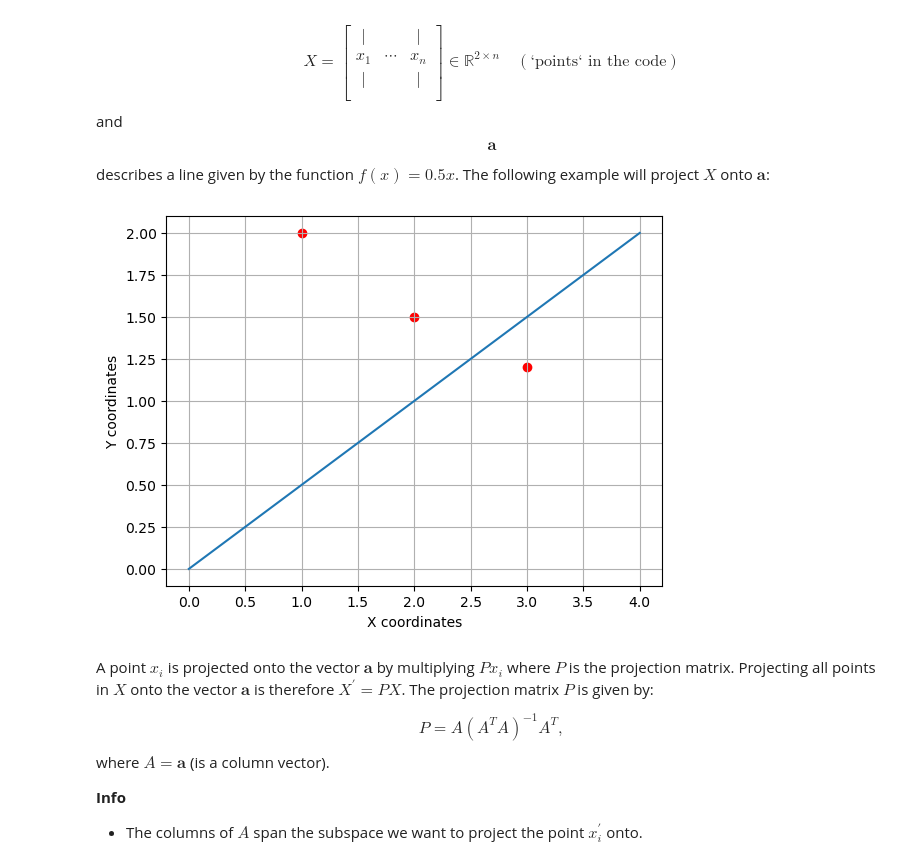
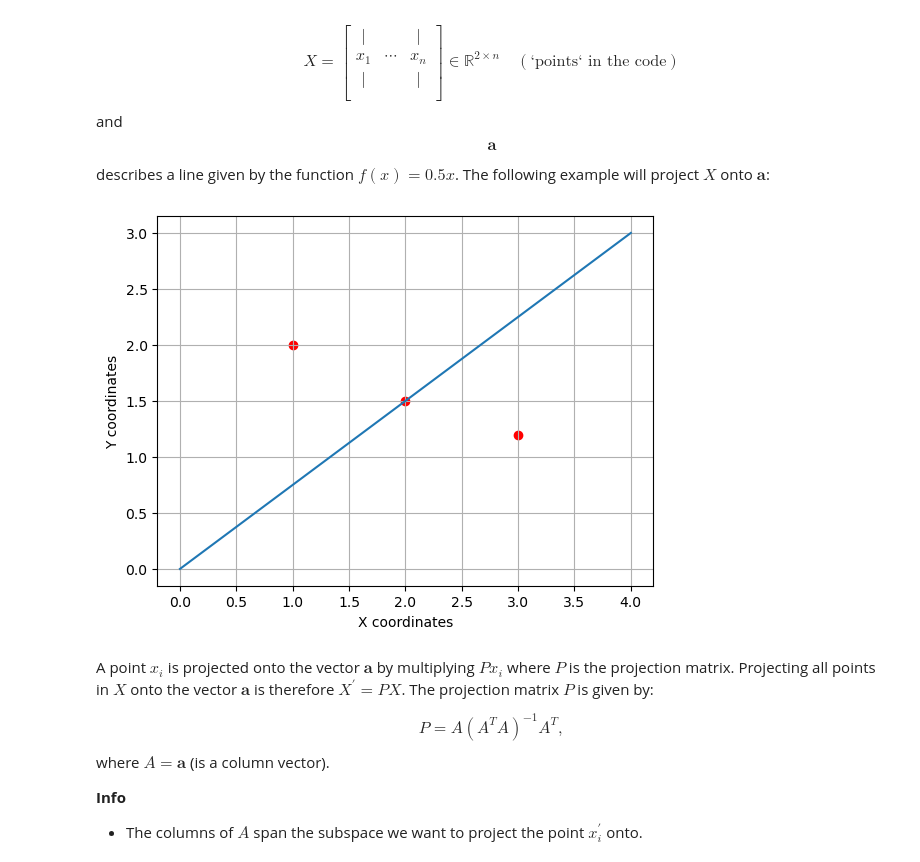
Before and after one commit to Casper2411/MachineLearningExercises, a Jupyter notebook: W05/00-projection_least_sq.ipynb, the cells around one changed output. Saved outputs shown, nothing was run; the diff lists cells and outputs as text; code cells hidden in the pictures.

```diff
--- a/W05/00-projection_least_sq.ipynb
+++ b/W05/00-projection_least_sq.ipynb
@@ -44,27 +44,27 @@ describes a line given by the function $f(x)=0.5x$. The following example will p
 # %%
 # Three points
 X = np.array([
     [1, 2],
     [2, 1.5],
     [3, 1.2]
 ]).T
 
 # Show plot
 plt.scatter(X[0, :], X[1, :], c="r")
 
 # Make line points (remember Numpy broadcasting)
 x = np.linspace(0, 4)
-f_x = x * 0.5
+f_x = x * 0.75
 
 # Plot line
 # Add grid lines
 plt.grid(True)
 plt.plot(x, f_x)
 plt.xlabel("X coordinates")
 plt.ylabel("Y coordinates")
 plt.show()
 # %% [output]
-[figure, old version]
+[figure, new version]
 # %% [markdown]
 A point $x_i$ is projected onto the vector $\mathbf{a}$ by multiplying $Px_i$ where $P$ is the projection matrix. Projecting all points in $X$ onto the vector $\mathbf{a}$ is therefore $X^{\prime}=PX$.
 The projection matrix $P$ is given by:
```
Also changed, not shown: parts of 1 cell of this notebook, 2 other files.
